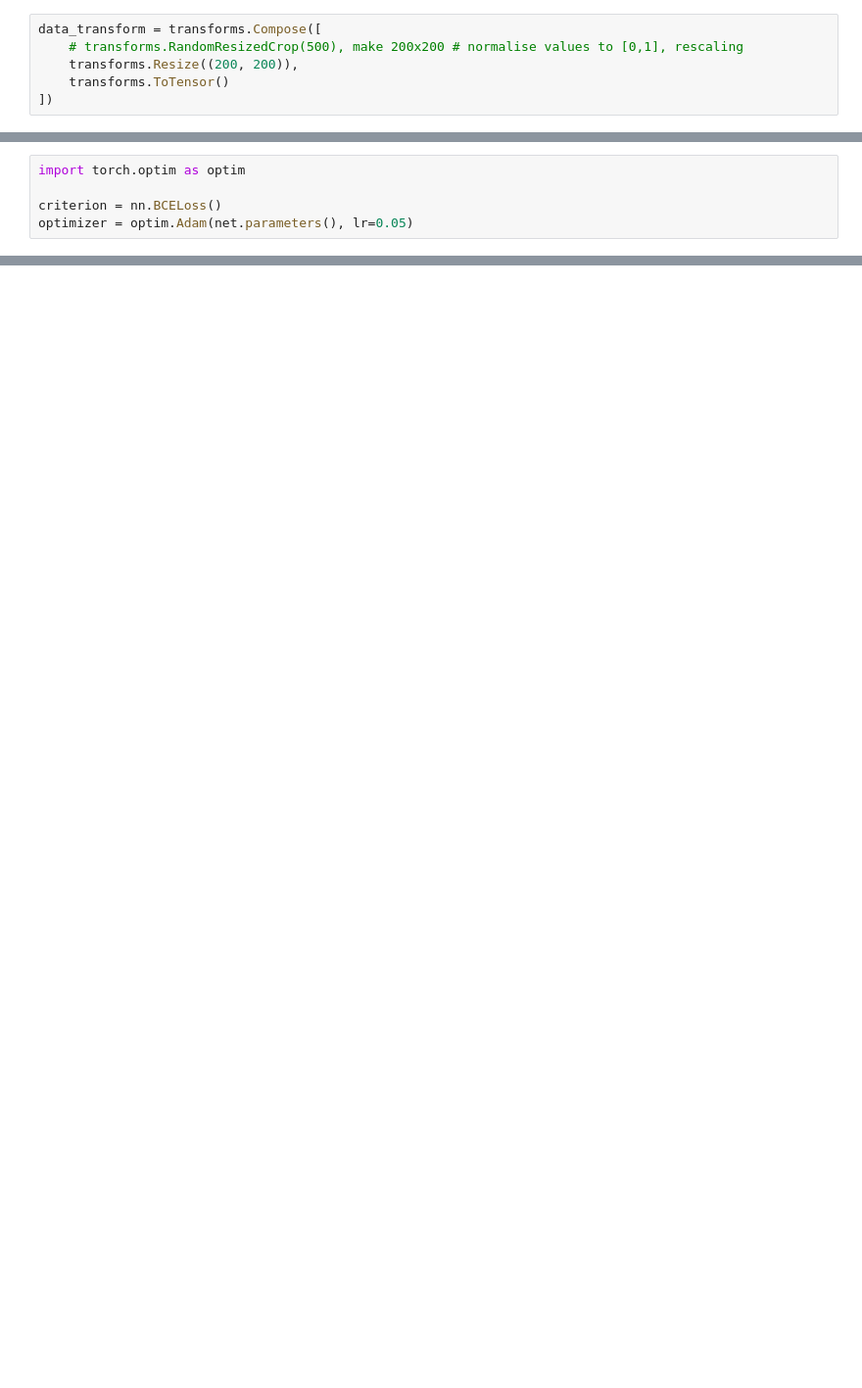
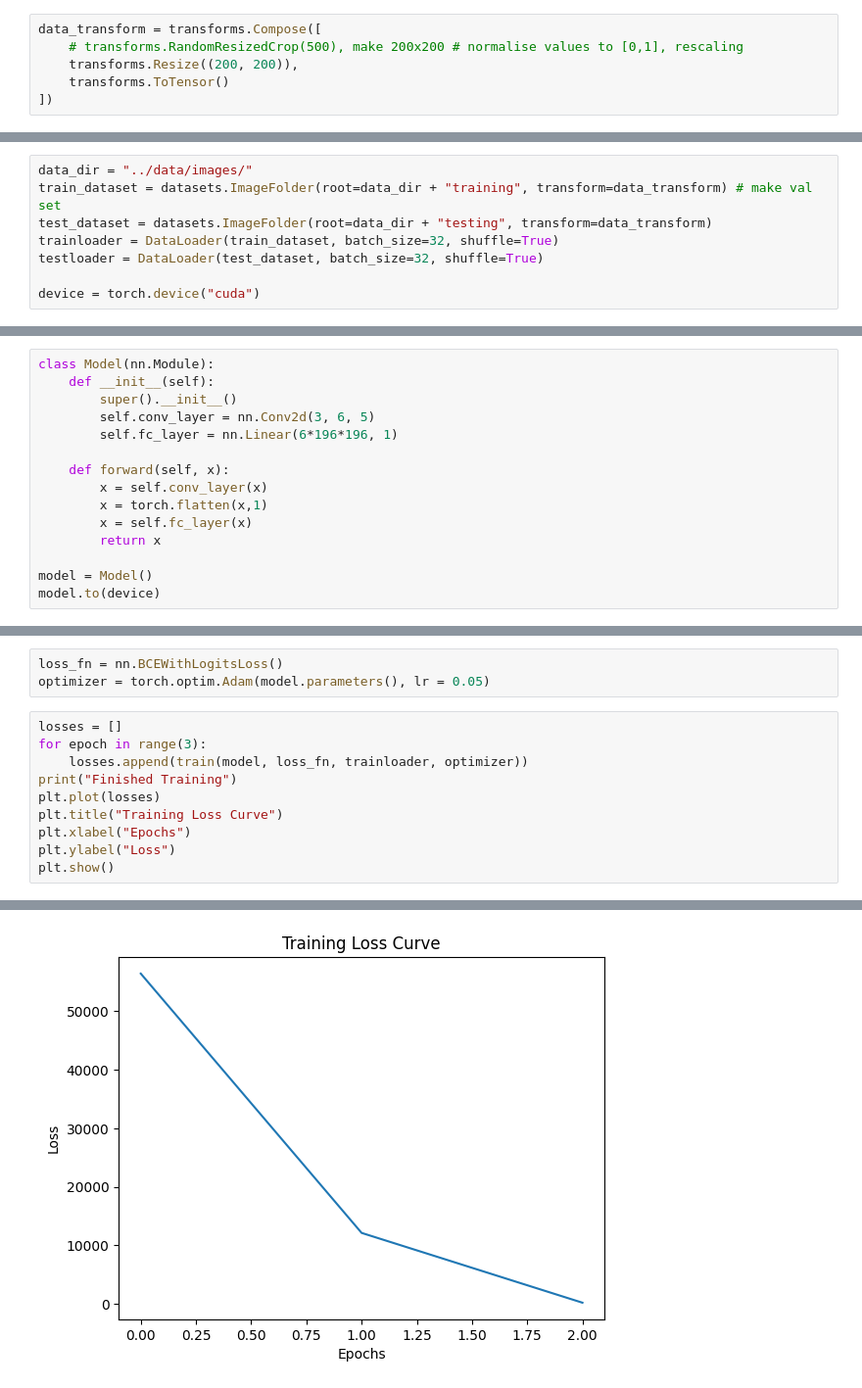
Before and after one commit to digital-monad/4kMp8C9gkNID8Tus, a Jupyter notebook: p4.ipynb, the cells around one changed output, grey strips where cells are left out. Shown at 98% size. Drawn from its saved outputs; the diff is of its cells as text; blank space fills up the shorter version.

```diff
--- a/p4.ipynb
+++ b/p4.ipynb
@@ -94,5 +25,0 @@ cuda:0
-# %%
-import torch.optim as optim
-
-criterion = nn.BCELoss()
-optimizer = optim.Adam(net.parameters(), lr=0.05)
@@ -229,0 +30,8 @@ tensor([[-0.0875,  0.0767],
+# %%
+data_dir = "../data/images/"
+train_dataset = datasets.ImageFolder(root=data_dir + "training", transform=data_transform) # make val set
+test_dataset = datasets.ImageFolder(root=data_dir + "testing", transform=data_transform)
+trainloader = DataLoader(train_dataset, batch_size=32, shuffle=True)
+testloader = DataLoader(test_dataset, batch_size=32, shuffle=True)
+
+device = torch.device("cuda")
@@ -229,0 +64,15 @@ tensor([[-0.0875,  0.0767],
+# %%
+class Model(nn.Module):
+    def __init__(self):
+        super().__init__()
+        self.conv_layer = nn.Conv2d(3, 6, 5)
+        self.fc_layer = nn.Linear(6*196*196, 1)
+
+    def forward(self, x):
+        x = self.conv_layer(x)
+        x = torch.flatten(x,1)
+        x = self.fc_layer(x)
+        return x
+
+model = Model()
+model.to(device)
@@ -229,0 +88,14 @@ tensor([[-0.0875,  0.0767],
+# %%
+loss_fn = nn.BCEWithLogitsLoss()
+optimizer = torch.optim.Adam(model.parameters(), lr = 0.05)
+# %%
+losses = []
+for epoch in range(3):
+    losses.append(train(model, loss_fn, trainloader, optimizer))
+print("Finished Training")
+plt.plot(losses)
+plt.title("Training Loss Curve")
+plt.xlabel("Epochs")
+plt.ylabel("Loss")
+plt.show()
+# %% [output]
@@ -229,0 +119 @@ tensor([[-0.0875,  0.0767],
+[figure, added]
```
Also changed, not shown: parts of 35 cells of this notebook.
